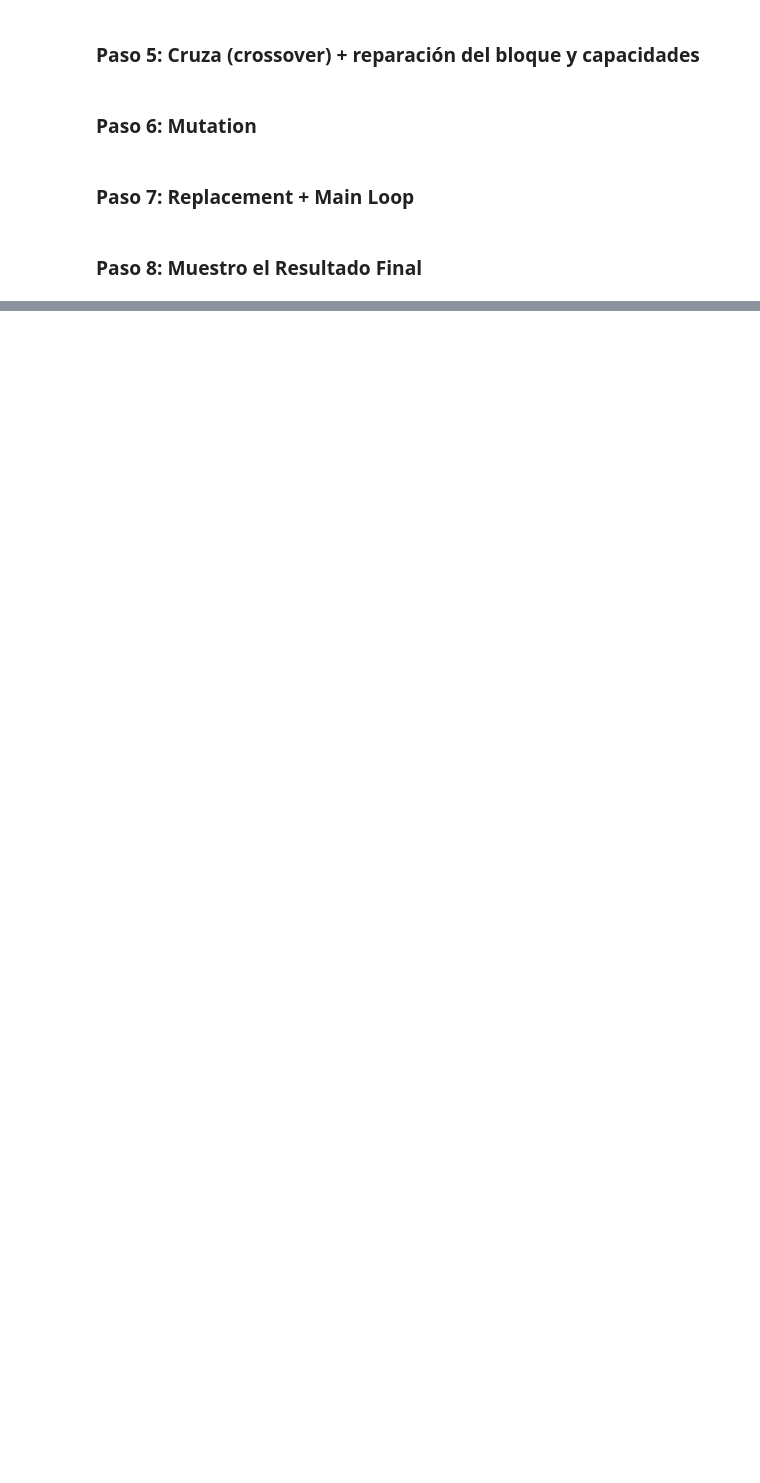
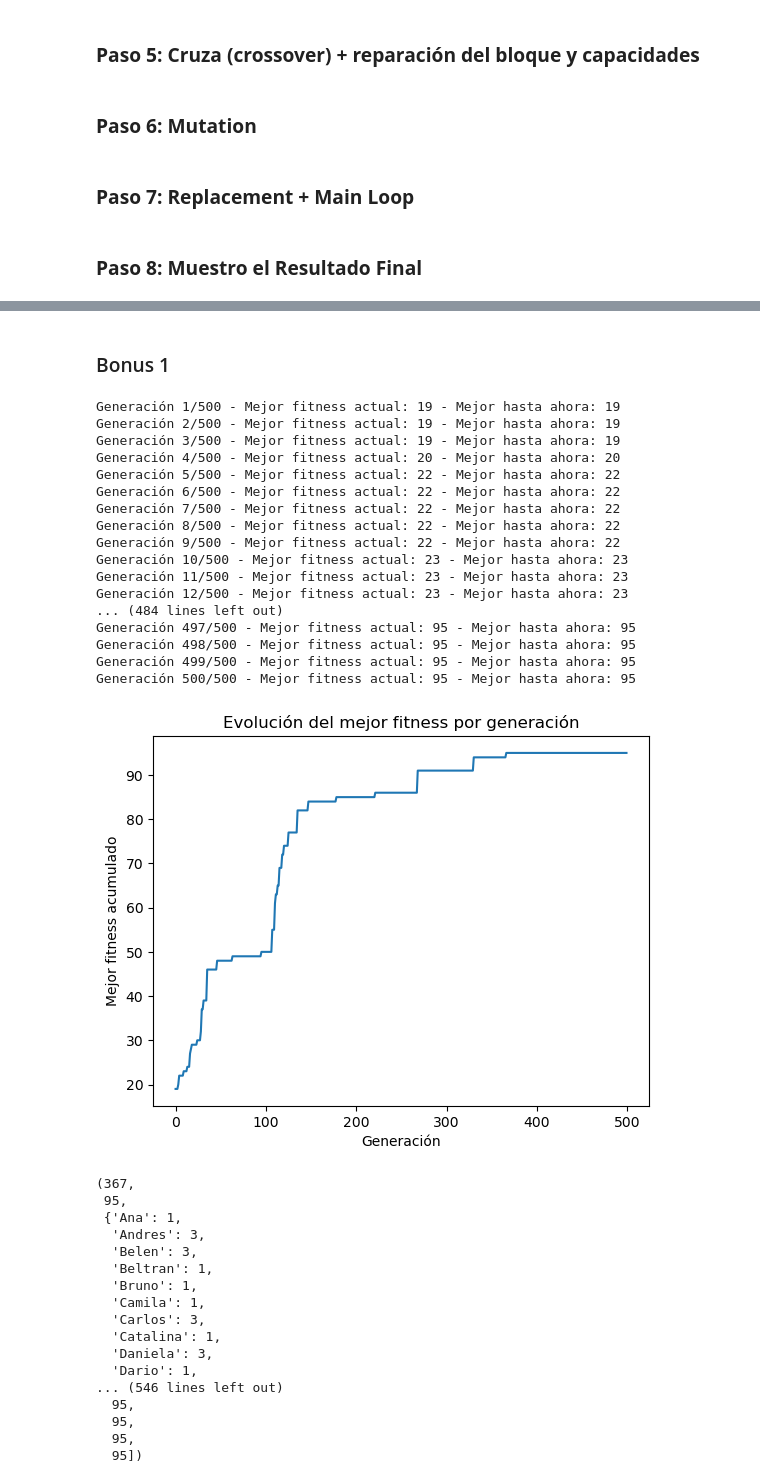
Before and after one commit to lnastri25/IA_UCEMA, a Jupyter notebook: trabajos_practicos/tp3_ag/TP_Algoritmos_Genéticos.ipynb, the cells around one changed output, grey strips where cells are left out. Drawn from its saved outputs; the diff is of its cells as text; code cells hidden in the pictures; blank space fills up the shorter version.

```diff
--- a/trabajos_practicos/tp3_ag/TP_Algoritmos_Genéticos.ipynb
+++ b/trabajos_practicos/tp3_ag/TP_Algoritmos_Genéticos.ipynb
@@ -273,0 +258,2 @@ Curso 3 (20 alumnos):
+# %% [markdown]
+### Bonus 1
@@ -273,0 +304,38 @@ Curso 3 (20 alumnos):
+# %%
+algoritmo_genetico_elitismo(25, 500, 0.01)
+# %% [output]
+Generación 1/500 - Mejor fitness actual: 19 - Mejor hasta ahora: 19
+Generación 2/500 - Mejor fitness actual: 19 - Mejor hasta ahora: 19
+Generación 3/500 - Mejor fitness actual: 19 - Mejor hasta ahora: 19
+Generación 4/500 - Mejor fitness actual: 20 - Mejor hasta ahora: 20
+Generación 5/500 - Mejor fitness actual: 22 - Mejor hasta ahora: 22
+Generación 6/500 - Mejor fitness actual: 22 - Mejor hasta ahora: 22
+Generación 7/500 - Mejor fitness actual: 22 - Mejor hasta ahora: 22
+Generación 8/500 - Mejor fitness actual: 22 - Mejor hasta ahora: 22
+Generación 9/500 - Mejor fitness actual: 22 - Mejor hasta ahora: 22
+Generación 10/500 - Mejor fitness actual: 23 - Mejor hasta ahora: 23
+Generación 11/500 - Mejor fitness actual: 23 - Mejor hasta ahora: 23
+Generación 12/500 - Mejor fitness actual: 23 - Mejor hasta ahora: 23
+... (484 lines left out)
+Generación 497/500 - Mejor fitness actual: 95 - Mejor hasta ahora: 95
+Generación 498/500 - Mejor fitness actual: 95 - Mejor hasta ahora: 95
+Generación 499/500 - Mejor fitness actual: 95 - Mejor hasta ahora: 95
+Generación 500/500 - Mejor fitness actual: 95 - Mejor hasta ahora: 95
+[figure, added]
+(367,
+ 95,
+ {'Ana': 1,
+  'Andres': 3,
+  'Belen': 3,
+  'Beltran': 1,
+  'Bruno': 1,
+  'Camila': 1,
+  'Carlos': 3,
+  'Catalina': 1,
+  'Daniela': 3,
+  'Dario': 1,
+... (546 lines left out)
+  95,
+  95,
+  95,
+  95])
```
Also changed, not shown: parts of 31 cells of this notebook, 6 other files.
